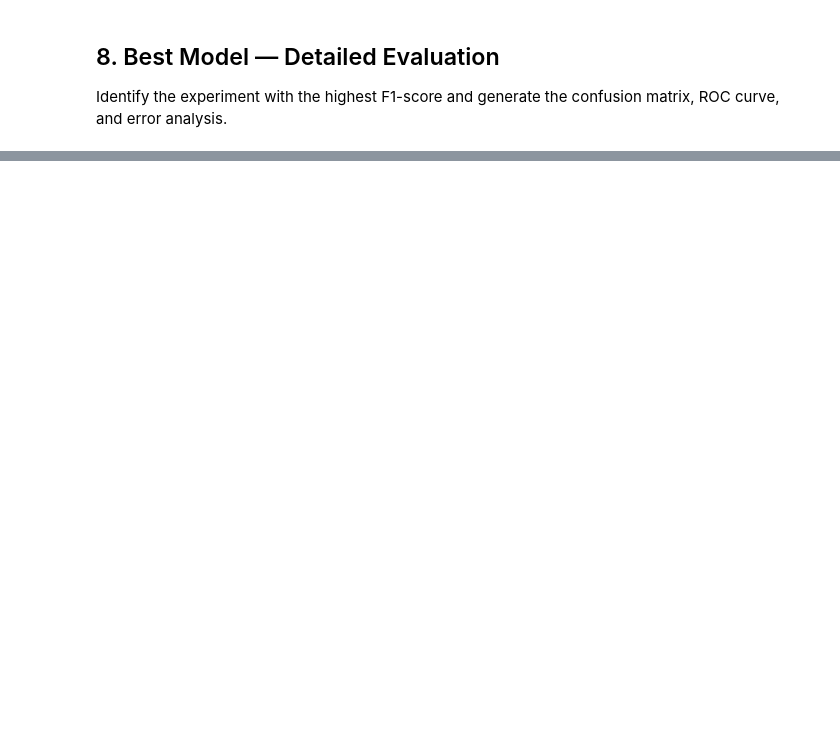
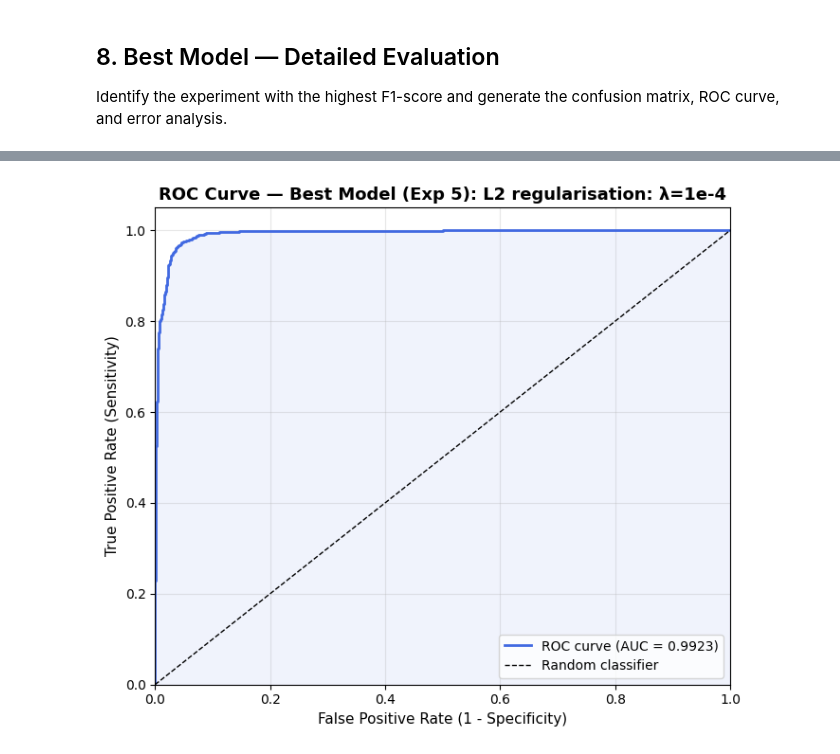
Before and after one commit to Hassan-Adelani-Luqman/Group14_Formative2, a Jupyter notebook: notebooks/baseline_cnn_P1.ipynb, the cells around one changed output, grey strips where cells are left out. Cells and saved outputs as stored; diff of their text form; code cells hidden in the pictures; blank space fills up the shorter version.

```diff
--- a/notebooks/baseline_cnn_P1.ipynb
+++ b/notebooks/baseline_cnn_P1.ipynb
@@ -748,6 +1049,8 @@ plot_confusion_matrix(
 # %%
 plot_roc_curve(
     best_metrics,
     f'Best Model (Exp {best_exp_num}): {best_description}',
-    save_path='../figures/P1_best_roc_curve.png',
+    save_path='figures/P1_best_roc_curve.png',
 )
+# %% [output]
+[figure, added]
```
Also changed, not shown: parts of 36 cells of this notebook, 1 other file.
